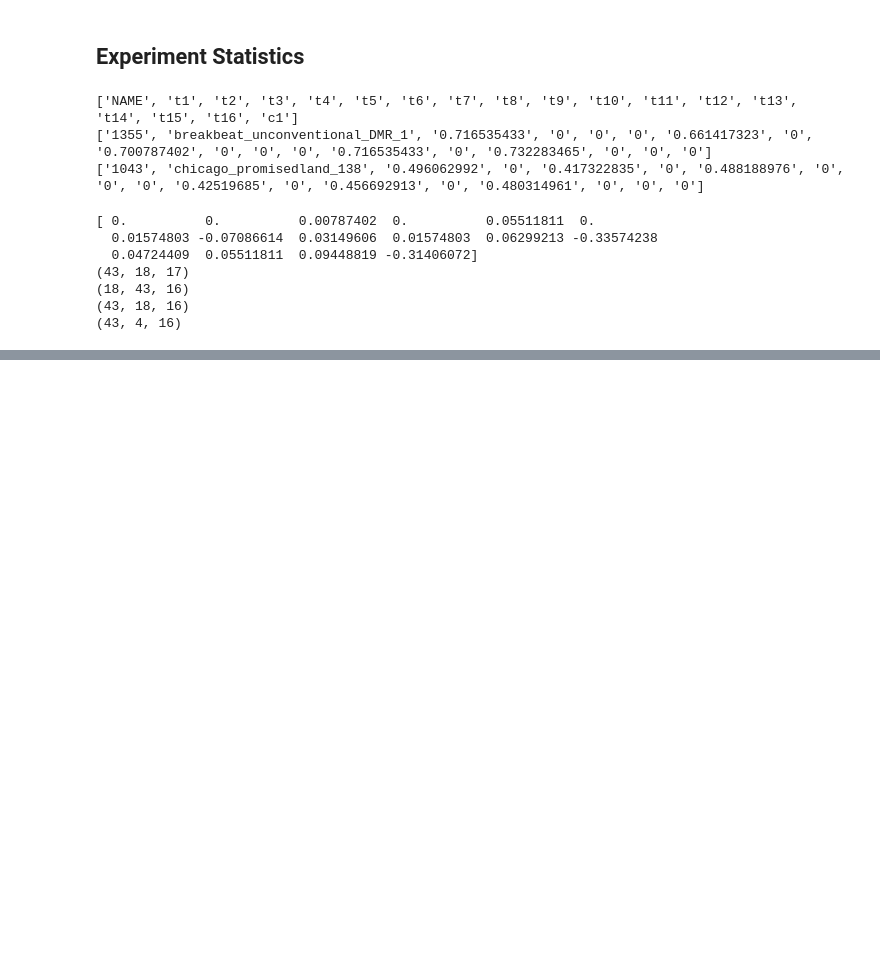
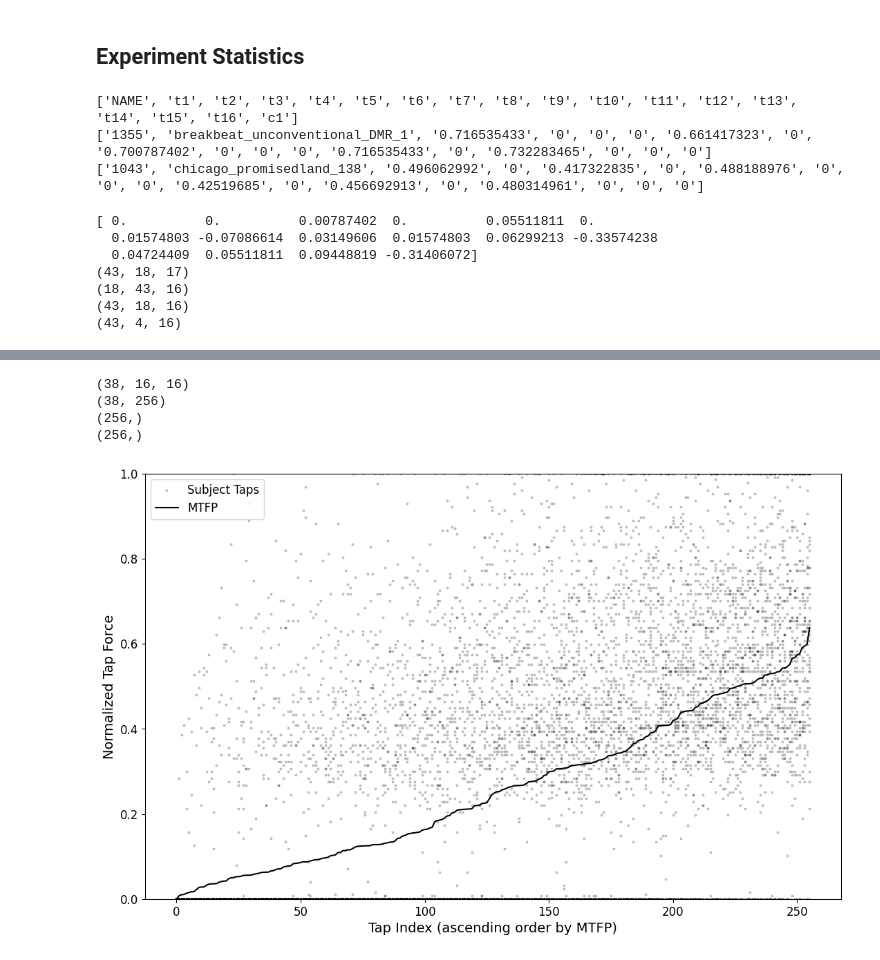
Before and after one commit to peter-clark/investigating-human-tapping-behavior-polyphonic-rhythms, a Jupyter notebook: 6-Tapping_Rhythmic_Contour_of_Polyphonic_Rhythms.ipynb, the cells around one changed output, grey strips where cells are left out. Drawn from its saved outputs; the diff is of its cells as text; code cells hidden in the pictures; blank space fills up the shorter version.

```diff
--- a/6-Tapping_Rhythmic_Contour_of_Polyphonic_Rhythms.ipynb
+++ b/6-Tapping_Rhythmic_Contour_of_Polyphonic_Rhythms.ipynb
@@ -485,0 +501,51 @@ plt.show()
+# %%
+## Graph all taps on steps ordered by MTFP / Normalize taps for analysis ##
+print(tap_data_clean.shape)
+_tap_data_clean=tap_data_clean.copy()
+tap_data_clean=((_tap_data_clean-np.min(_tap_data_clean)) / (np.max(_tap_data_clean)-np.min(_tap_data_clean)))
+mtfp = ([0.0 for y in range(256)]) #mean tapped force profile
+clean=[]
+for n in range(len(tap_data_clean)):
+    clean.append(tap_data_clean[n].ravel())
+_clean=np.array(clean,dtype=float)
+print(_clean.shape)
+mtfp=np.mean(_clean, axis=0)
+print(mtfp.shape)
+
+fig,(ax) = plt.subplots(figsize=(13,8))
+sort = np.argsort(mtfp)[::1]
+clean=[]
+for m in range(n_clean):
+    line=_clean[m]
+    clean.append(line[sort])
+clean=np.array(clean,dtype=float)
+error=[]
+mtfp_sorted = mtfp[sort]
+for n in range(len(mtfp)):
+    res = clean[:,n]
+    hold=np.full(res.shape[0],mtfp_sorted[n])
+    error.append(np.abs(hold-res))
+    idx = np.full(n_clean,n)
+    p = ax.scatter(idx,res, marker='.', alpha=0.18, color='black')
+    p.set_sizes([15])
+
+error = np.array(error, dtype=float)
+error = np.mean(error, axis=1)
+print(error.shape)
+#line2, = ax.plot(mtfp[sort]+error, color='grey', linestyle="--", label="+error")
+#line1, = ax.plot(mtfp[sort]-error, color='grey', linestyle="--", label="-error")
+line, = ax.plot(mtfp[sort], color='black', label="MTFP")
+
+ax.tick_params(labelsize=12)
+ax.set_ylim([0,1.0])
+ax.set_xlabel("Tap Index (ascending order by MTFP)", fontsize=14)
+ax.set_ylabel("Normalized Tap Force", fontsize=14)
+ax.legend([p,line], ["Subject Taps","MTFP"], loc="upper left", ncols=1, fontsize="large")
+#ax.legend([p,line,line1], ["Subject Taps","MTFP","MTFP+Error/-Error"], loc="upper left", ncols=1, fontsize="large")
+plt.show()
+# %% [output]
+(38, 16, 16)
+(38, 256)
+(256,)
+(256,)
+[figure, added]
```
Also changed, not shown: parts of 4 cells of this notebook.
